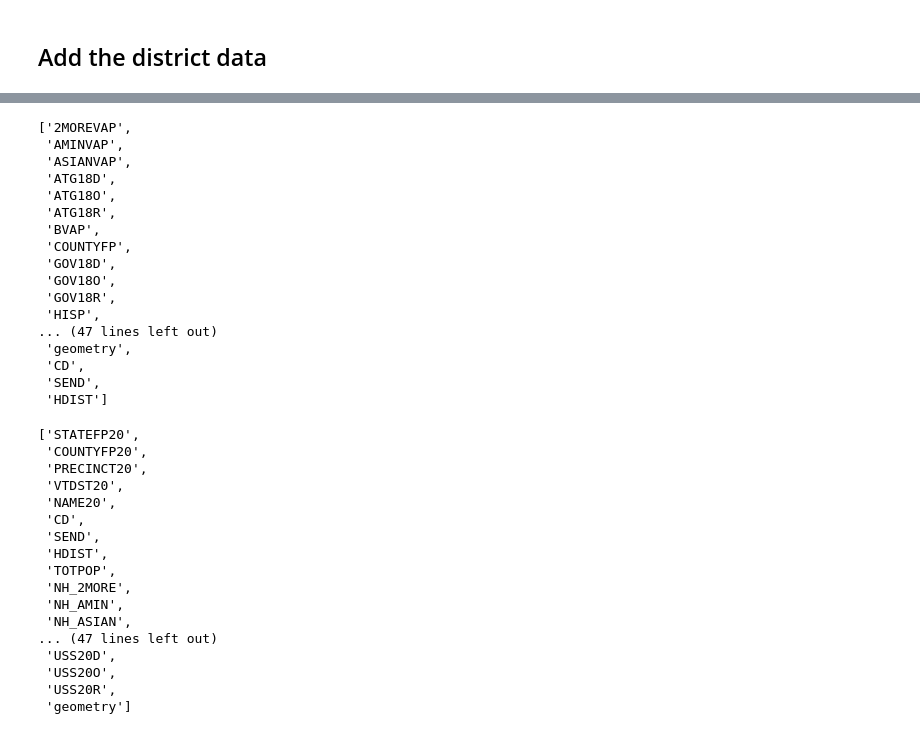
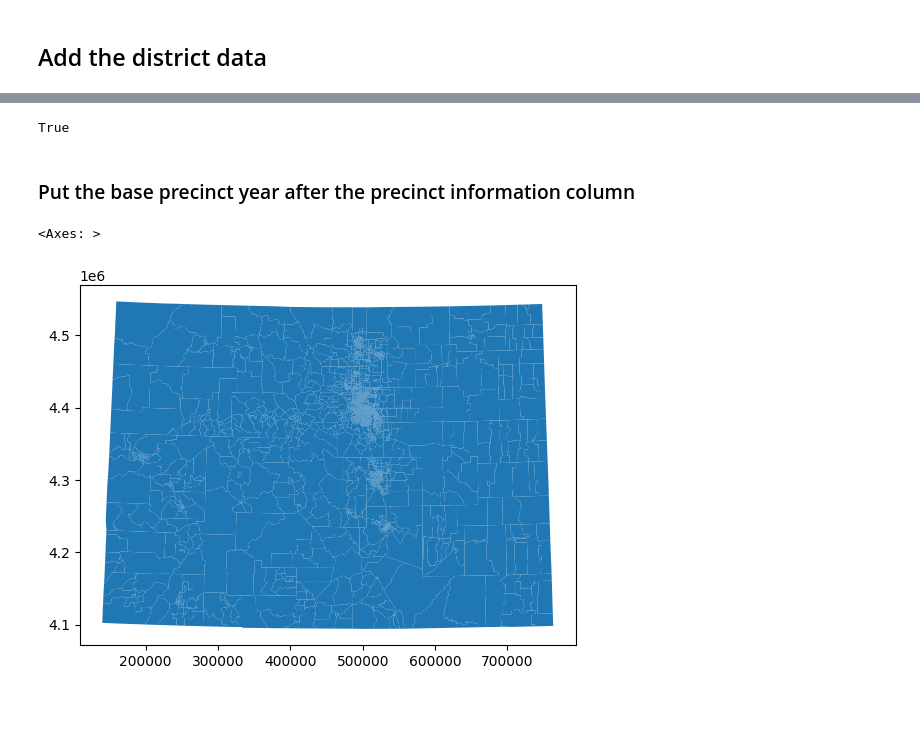
Before and after one commit to eveomett-states/Colorado, a Jupyter notebook: co.ipynb, the cells around one changed output, grey strips where cells are left out. Saved outputs shown, nothing was run; the diff lists cells and outputs as text; code cells hidden in the pictures; blank space fills up the shorter version.

```diff
--- a/co.ipynb
+++ b/co.ipynb
@@ -323,24 +384,10 @@ Identifying overlaps...
 Resolving overlaps...
 Assigning order 2 pieces...
 Filling gaps...
-# %%
-list(election_df.columns)
-# %% [output]
-['2MOREVAP',
- 'AMINVAP',
- 'ASIANVAP',
- 'ATG18D',
- 'ATG18O',
- 'ATG18R',
- 'BVAP',
- 'COUNTYFP',
- 'GOV18D',
- 'GOV18O',
- 'GOV18R',
- 'HISP',
-... (47 lines left out)
- 'geometry',
- 'CD',
- 'SEND',
- 'HDIST']
+# %%
+maup.doctor(election_df)
+# %% [output]
+True
+# %% [markdown]
+### Put the base precinct year after the precinct information column
 # %%
@@ -397,24 +440,4 @@ fixed_columns = [
 election_columns = [col for col in election_df.columns if col not in fixed_columns]
 final_col = fixed_columns + election_columns
 election_df = election_df[final_col]
-# %%
-list(election_df.columns)
-# %% [output]
-['STATEFP20',
- 'COUNTYFP20',
- 'PRECINCT20',
- 'VTDST20',
- 'NAME20',
- 'CD',
- 'SEND',
- 'HDIST',
- 'TOTPOP',
- 'NH_2MORE',
- 'NH_AMIN',
- 'NH_ASIAN',
-... (47 lines left out)
- 'USS20D',
- 'USS20O',
- 'USS20R',
- 'geometry']
 # %%
@@ -428,0 +467,7 @@ graph.to_json("./{}/{}.json".format(state_ab, state_ab))
+# %%
+shapefile_path = "./{}/{}.shp".format(state_ab, state_ab)
+shape=gpd.read_file(shapefile_path)
+shape.plot()
+# %% [output]
+<Axes: >
+[figure, added]
```
Also changed, not shown: parts of 57 cells of this notebook.
